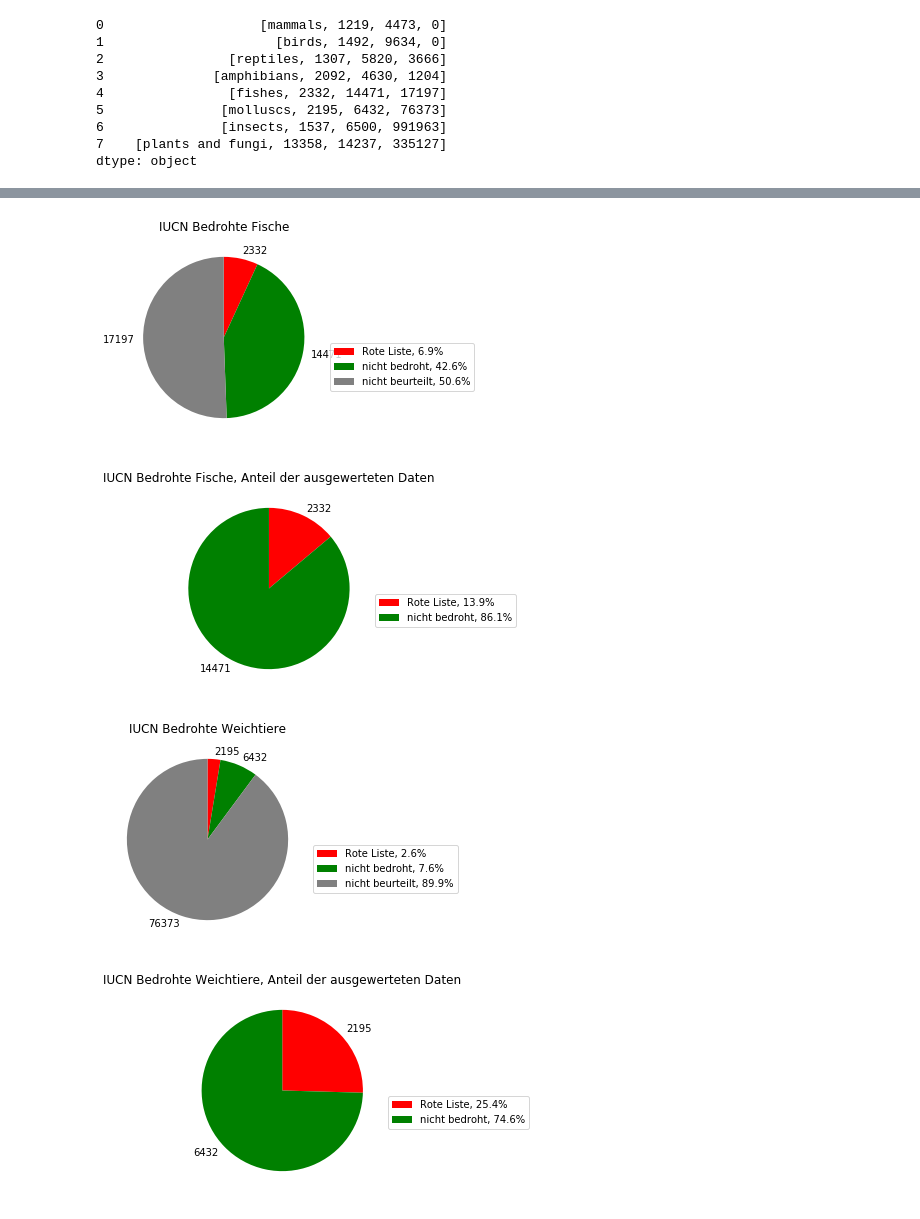
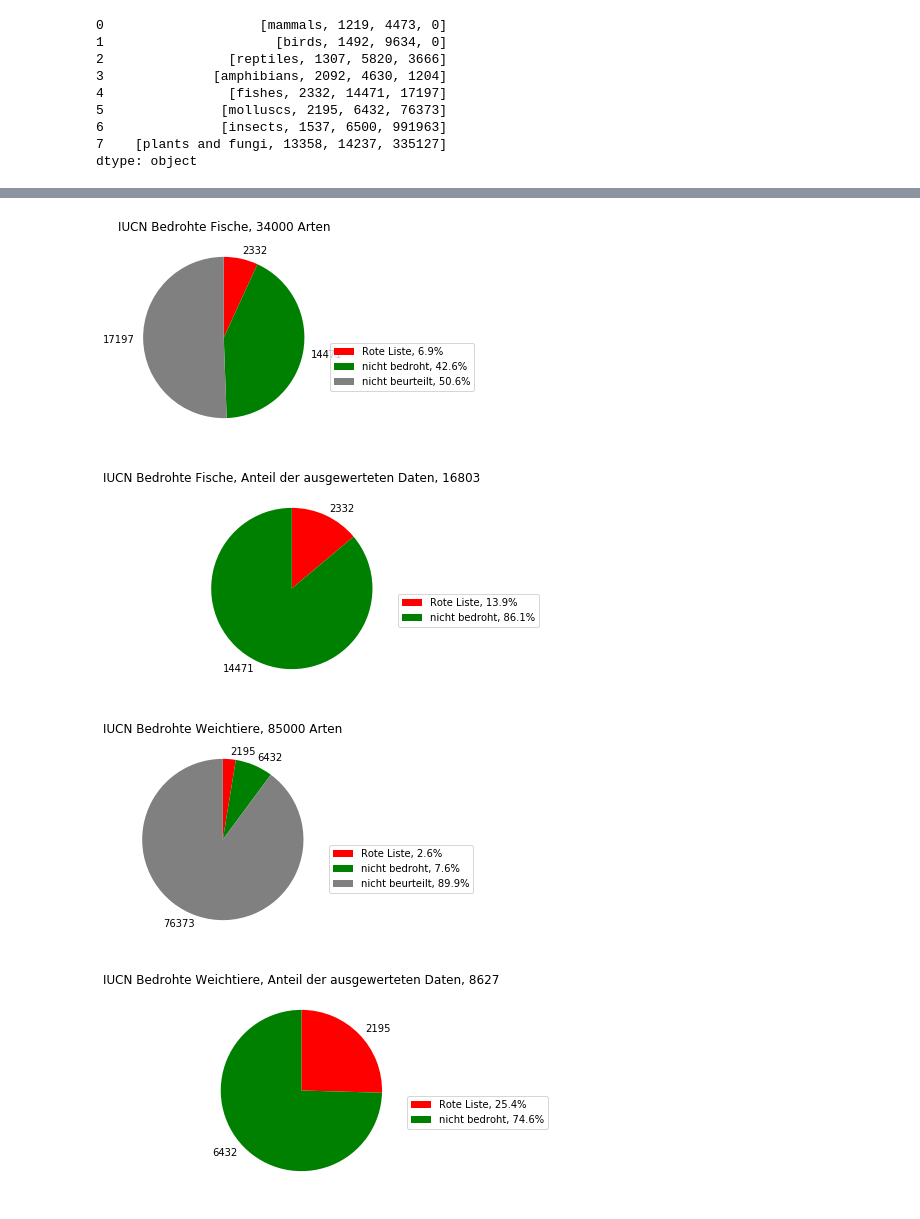
Before and after one commit to Priskawa/GITHUB_ME, a Jupyter notebook: Eigene Projekte/Diplomarbeit_Biodiversitaet/0004_IUCN_overview.ipynb, the cells around one changed output, grey strips where cells are left out. Drawn from its saved outputs; the diff is of its cells as text; code cells hidden in the pictures.

```diff
--- a/Eigene Projekte/Diplomarbeit_Biodiversitaet/0004_IUCN_overview.ipynb
+++ b/Eigene Projekte/Diplomarbeit_Biodiversitaet/0004_IUCN_overview.ipynb
@@ -255,7 +270,7 @@ labels = ['Rote Liste', 'nicht bedroht', 'nicht beurteilt']
 fig1, ax1 = plt.subplots(figsize=(4, 3))
 fig1.subplots_adjust(0.3,0,1,1)
 plt.pie(values, colors=colors, labels= values, counterclock=False,startangle=90)
-plt.title('IUCN Bedrohte Fische')
+plt.title('IUCN Bedrohte Fische, 34000 Arten')
 
 total = sum(values)
 plt.legend(
@@ -268,29 +283,29 @@ plt.legend(
 )
 plt.show()
 # %% [output]
-[figure, old version]
+[figure, new version]
 # %%
 values = [2332, 14471]
 colors = ['r', 'g']
 labels = ['Rote Liste', 'nicht bedroht']
 
 fig1, ax1 = plt.subplots(figsize=(4, 3))
 fig1.subplots_adjust(0.3,0,1,1)
 plt.pie(values, colors=colors, labels= values, counterclock=False,startangle=90)
-plt.title('IUCN Bedrohte Fische, Anteil der ausgewerteten Daten')
+plt.title('IUCN Bedrohte Fische, Anteil der ausgewerteten Daten, 16803')
 
 total = sum(values)
 plt.legend(
     loc='upper left',
     labels=['%s, %1.1f%%' % (
         l, (float(s) / total) * 100) for l, s in zip(labels, values)],
 
     bbox_to_anchor=(1.0, 0.5),
     bbox_transform=fig1.transFigure
 )
 plt.show()
 # %% [output]
-[figure, old version]
+[figure, new version]
 # %%
 values = [2195, 6432, 76373]
 colors = ['r', 'g', 'grey']
@@ -299,7 +314,7 @@ labels = ['Rote Liste', 'nicht bedroht','nicht beurteilt']
 fig1, ax1 = plt.subplots(figsize=(4, 3))
 fig1.subplots_adjust(0.3,0,1,1)
 plt.pie(values, colors=colors, labels= values, counterclock=False,startangle=90)
-plt.title('IUCN Bedrohte Weichtiere')
+plt.title('IUCN Bedrohte Weichtiere, 85000 Arten')
 
 total = sum(values)
 plt.legend(
@@ -312,7 +327,7 @@ plt.legend(
 )
 plt.show()
 # %% [output]
-[figure, old version]
+[figure, new version]
 # %%
 values = [2195, 6432]
 colors = ['r', 'g']
@@ -321,7 +336,7 @@ labels = ['Rote Liste', 'nicht bedroht']
 fig1, ax1 = plt.subplots(figsize=(4, 3))
 fig1.subplots_adjust(0.3,0,1,1)
 plt.pie(values, colors=colors, labels= values, counterclock=False,startangle=90)
-plt.title('IUCN Bedrohte Weichtiere, Anteil der ausgewerteten Daten')
+plt.title('IUCN Bedrohte Weichtiere, Anteil der ausgewerteten Daten, 8627')
 
 total = sum(values)
 plt.legend(
@@ -334,7 +349,7 @@ plt.legend(
 )
 plt.show()
 # %% [output]
-[figure, old version]
+[figure, new version]
 # %%
 values = [1537, 6500, 991963]
 colors = ['r', 'g', 'grey']
```
Also changed, not shown: parts of 20 cells of this notebook, 4 other files.
